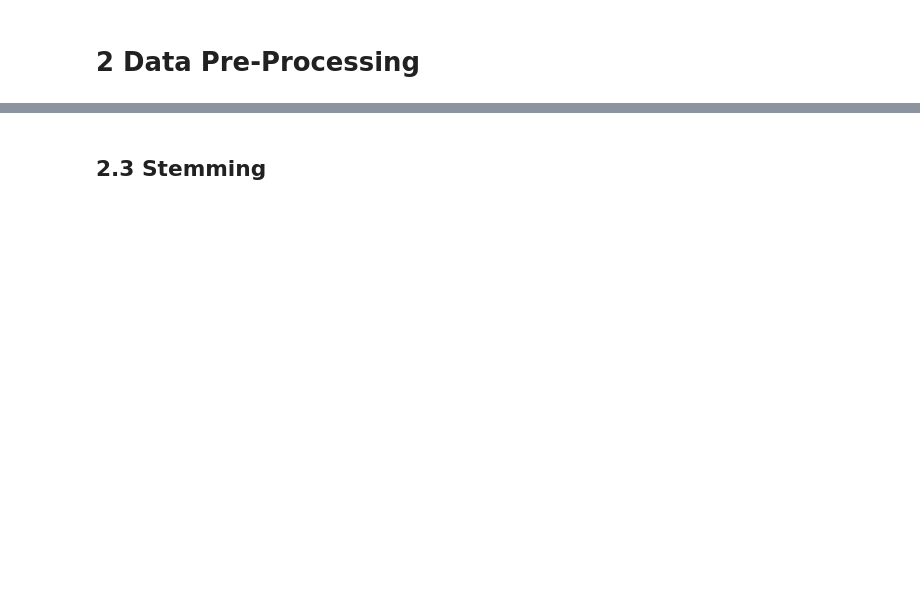
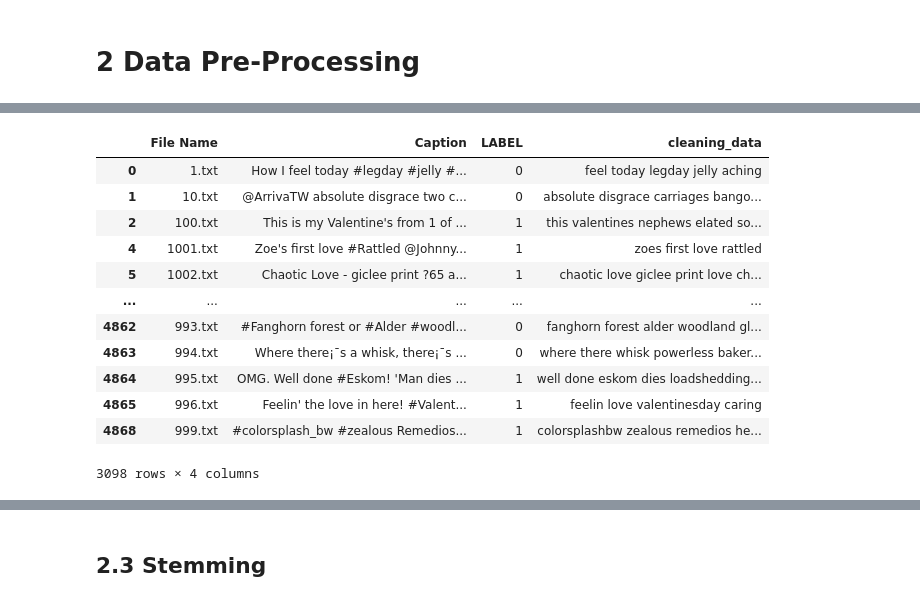
Before and after one commit to PFE2024/satt_ai, a Jupyter notebook: posts_confirm/sentiment-analysis-using-random-forest.ipynb, the cells around one changed output, grey strips where cells are left out. Cells and saved outputs as stored; diff of their text form; code cells hidden in the pictures; blank space fills up the shorter version.

```diff
--- a/posts_confirm/sentiment-analysis-using-random-forest.ipynb
+++ b/posts_confirm/sentiment-analysis-using-random-forest.ipynb
@@ -70,31 +71,21 @@ plt.gca().set_aspect('equal')
 # %%
-# Cleaning data  use twitter preprocessor.py
-def remove(tweet):
-  #remove mention
-  tweet = re.sub("@[A-Za-z0-9_]+","", tweet)
-  # remove stock market tickers like $GE ajouter au twitter pre
-  tweet = re.sub(r'\$\w*', '', tweet)
-  # remove old style retweet text "RT"
-  tweet = re.sub(r'^RT[\s]+', '', tweet)
-  tweet = re.sub(r'^rt[\s]+', '', tweet)
-  # remove hyperlinks
-  tweet = re.sub(r'https?:\/\/.*[\r\n]*', '', tweet)
-  tweet = re.sub(r'^https[\s]+', '', tweet)
-  # remove hashtags
-  # only removing the hash # sign from the word change in twitter pre
-  tweet = re.sub(r'#', '', tweet)
-  tweet = re.sub(r'%', '', tweet)
-  #remove coma
-  tweet = re.sub(r',','',tweet)
-  #remove angka
-  tweet = re.sub('[0-9]+', '', tweet)
-  tweet = re.sub(r':', '', tweet)
-  #remove space
-  tweet = tweet.strip()
-  #remove double space
-  tweet = re.sub('\s+',' ',tweet)
-  return tweet
-
-data['cleaning_data'] = data['Caption'].apply(lambda x: remove(x.lower()))
+from Twitterpreprocessor import TwitterPreprocessor
+data['cleaning_data'] = data['Caption'].apply(lambda x :TwitterPreprocessor(str(x)).fully_preprocess().text)
+#data['cleaning_data'] = data['Caption'].apply(lambda x: remove(x.lower()))
+data
+# %% [output]
+|  | File Name | Caption | LABEL | cleaning_data |
+| 0 | 1.txt | How I feel today #legday #jelly #... | 0 | feel today legday jelly aching |
+| 1 | 10.txt | @ArrivaTW absolute disgrace two c... | 0 | absolute disgrace carriages bango... |
+| 2 | 100.txt | This is my Valentine's from 1 of ... | 1 | this valentines nephews elated so... |
+| 4 | 1001.txt | Zoe's first love #Rattled @Johnny... | 1 | zoes first love rattled |
+| 5 | 1002.txt | Chaotic Love - giclee print ?65 a... | 1 | chaotic love giclee print love ch... |
+| ... | ... | ... | ... | ... |
+| 4862 | 993.txt | #Fanghorn forest or #Alder #woodl... | 0 | fanghorn forest alder woodland gl... |
+| 4863 | 994.txt | Where there¡¯s a whisk, there¡¯s ... | 0 | where there whisk powerless baker... |
+| 4864 | 995.txt | OMG. Well done #Eskom! 'Man dies ... | 1 | well done eskom dies loadshedding... |
+| 4865 | 996.txt | Feelin' the love in here! #Valent... | 1 | feelin love valentinesday caring |
+| 4868 | 999.txt | #colorsplash_bw #zealous Remedios... | 1 | colorsplashbw zealous remedios he... |
+3098 rows × 4 columns
 # %%
 data.drop_duplicates(subset ="cleaning_data", keep = 'first', inplace = True)
```
Also changed, not shown: parts of 12 cells of this notebook, 2 other files.
